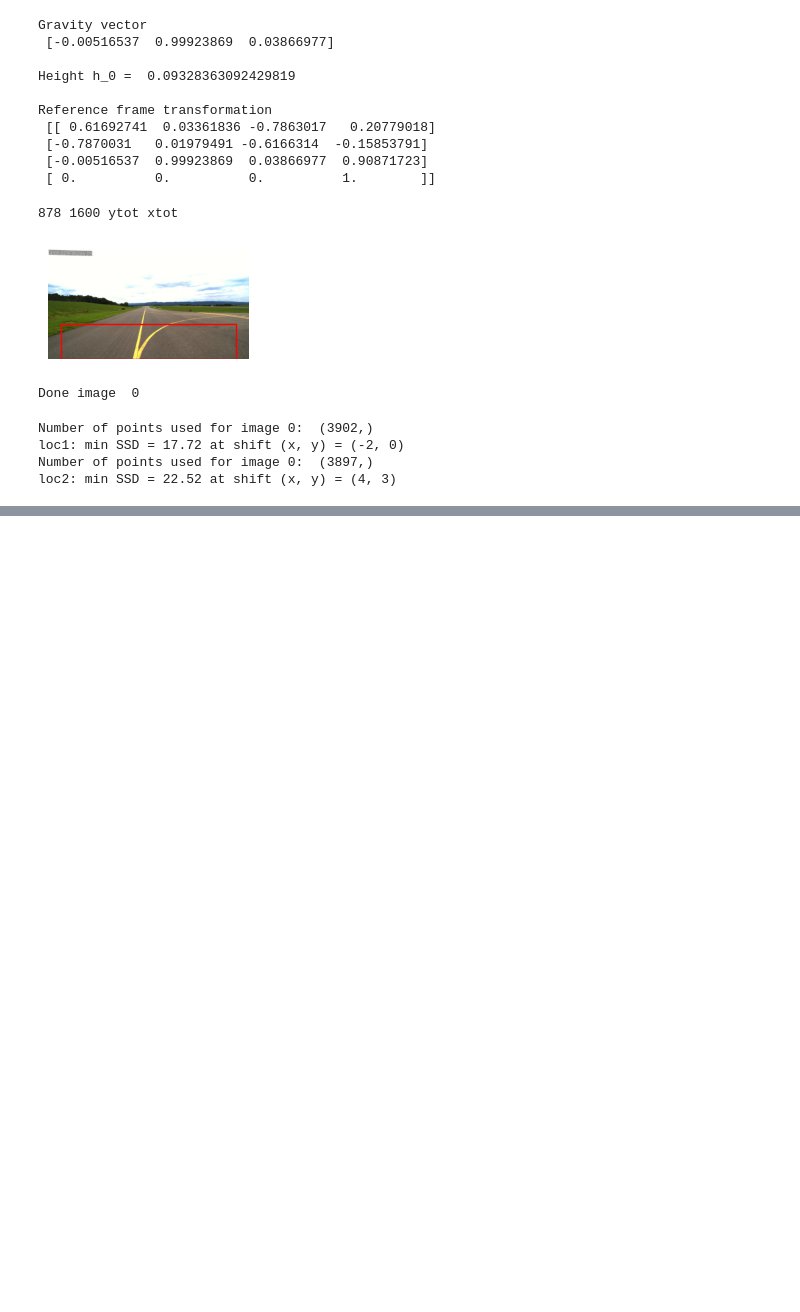
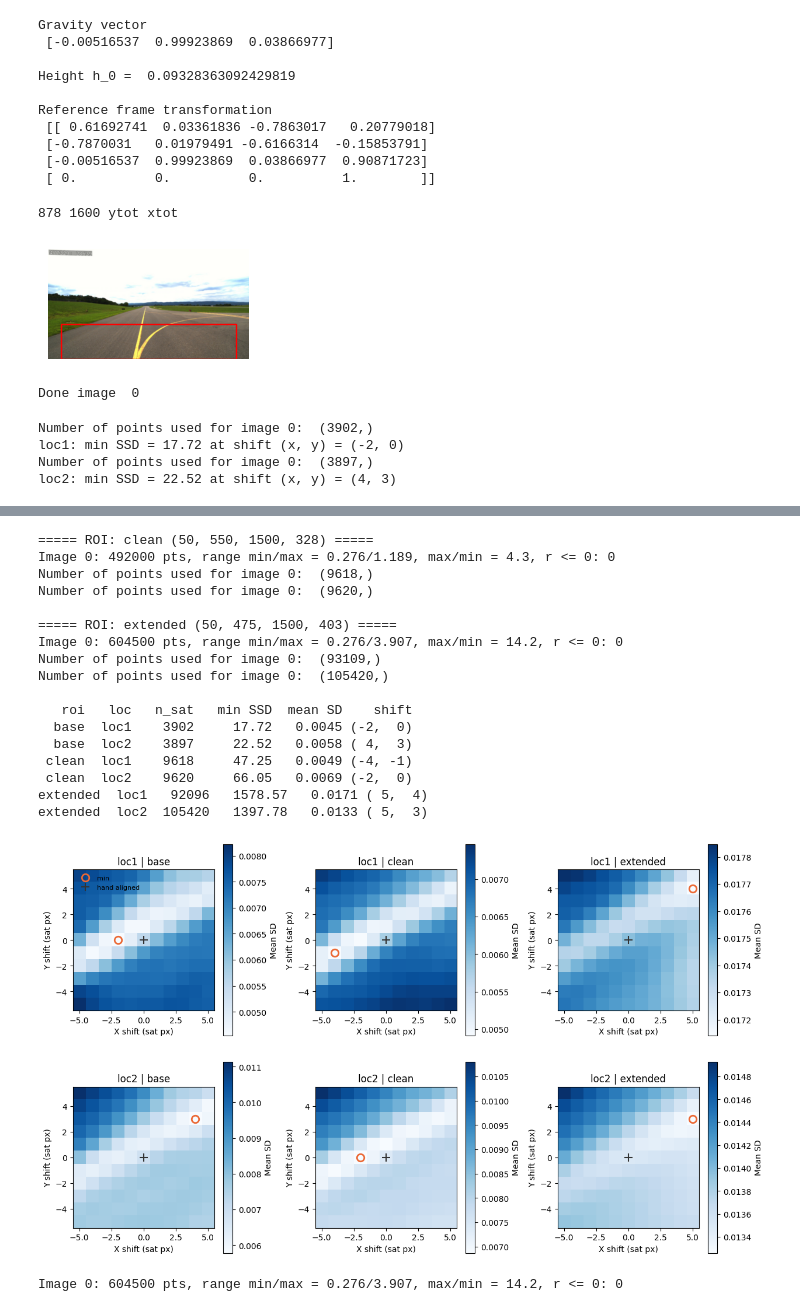
Before and after one commit to dchoate119/ASAR, a Jupyter notebook: s4/fde/lsa_example.ipynb, the cells around one changed output, grey strips where cells are left out. Cells and saved outputs as stored; diff of their text form; code cells hidden in the pictures; blank space fills up the shorter version.

```diff
--- a/s4/fde/lsa_example.ipynb
+++ b/s4/fde/lsa_example.ipynb
@@ -328,0 +432,68 @@ print("nearest:", nearest)   # (frame_num, colmap_id, name)
+# %%
+# SSD on extended ROIs (no mitigation) - compare against baseline (ssds_locs)
+rois['clean'] = (50, 550, W - 100, H - 550)
+
+ssds_ext = {'base': ssds_locs}
+n_sat = {}
+for roi_key in ['clean', 'extended']:
+    print(f"\n===== ROI: {roi_key} {rois[roi_key]} =====")
+    project_roi(gnav, rois[roi_key])
+    ssds_ext[roi_key] = {}
+    for key, (scale, rot_deg, x, y) in locs.items():
+        gnav.implement_guess_ind(np.array([[scale, np.deg2rad(rot_deg), x, y]]))
+        ssds_ext[roi_key][key] = gnav.ssd_nxn(n_ssd, 0)
+        # Sat px count at zero shift - approximate normalizer (count varies slightly with shift)
+        n_sat[(roi_key, key)] = len(gnav.get_inside_sat_pts(0, 0, 0)[0])
+
+n_sat[('base', 'loc1')], n_sat[('base', 'loc2')] = 3902, 3897 # From cell 16 output
+
+# Summary
+print(f"\n{'roi':>6} {'loc':>5} {'n_sat':>7} {'min SSD':>9} {'mean SD':>8} {'shift':>8}")
+for roi_key, d in ssds_ext.items():
+    for key, ssds in d.items():
+        i, j = np.unravel_index(np.argmin(ssds), ssds.shape)
+        n = n_sat[(roi_key, key)]
+        print(f"{roi_key:>6} {key:>5} {n:>7} {ssds[i, j]:>9.2f} {ssds[i, j]/n:>8.4f} ({i-n_ssd:>2}, {j-n_ssd:>2})")
+
+# Heatmaps: rows = location, cols = ROI (mean SD, own color scale per panel)
+roi_keys = list(ssds_ext)
+fig, axs = plt.subplots(len(locs), len(roi_keys), figsize=(4.2*len(roi_keys), 3.8*len(locs)))
+ext = [-n_ssd - 0.5, n_ssd + 0.5, -n_ssd - 0.5, n_ssd + 0.5]
+for r, key in enumerate(locs):
+    for c, roi_key in enumerate(roi_keys):
+        ax = axs[r, c]
+        msd = ssds_ext[roi_key][key] / n_sat[(roi_key, key)]
+        im_h = ax.imshow(msd.T, origin='lower', extent=ext, cmap='Blues') # Transpose: x shift horizontal
+        i, j = np.unravel_index(np.argmin(msd), msd.shape)
+        ax.plot(i - n_ssd, j - n_ssd, 'o', ms=9, mfc='none', mec='#eb6834', mew=2, label='min')
+        ax.plot(0, 0, '+', ms=10, color='0.2', mew=1.5, label='hand aligned')
+        ax.set_title(f"{key} | {roi_key}")
+        ax.set_xlabel('X shift (sat px)')
+        ax.set_ylabel('Y shift (sat px)')
+        fig.colorbar(im_h, ax=ax, label='Mean SD')
+axs[0, 0].legend(frameon=False, loc='upper left', fontsize=8)
+plt.tight_layout()
+plt.show()
+
+# Restore extended ROI used in the resolution check
+project_roi(gnav, rois['extended'])
+# %% [output]
+===== ROI: clean (50, 550, 1500, 328) =====
+Image 0: 492000 pts, range min/max = 0.276/1.189, max/min = 4.3, r <= 0: 0
+Number of points used for image 0:  (9618,)
+Number of points used for image 0:  (9620,)
+
+===== ROI: extended (50, 475, 1500, 403) =====
+Image 0: 604500 pts, range min/max = 0.276/3.907, max/min = 14.2, r <= 0: 0
+Number of points used for image 0:  (93109,)
+Number of points used for image 0:  (105420,)
+
+   roi   loc   n_sat   min SSD  mean SD    shift
+  base  loc1    3902     17.72   0.0045 (-2,  0)
+  base  loc2    3897     22.52   0.0058 ( 4,  3)
+ clean  loc1    9618     47.25   0.0049 (-4, -1)
+ clean  loc2    9620     66.05   0.0069 (-2,  0)
+extended  loc1   92096   1578.57   0.0171 ( 5,  4)
+extended  loc2  105420   1397.78   0.0133 ( 5,  3)
+[figure, added]
+Image 0: 604500 pts, range min/max = 0.276/3.907, max/min = 14.2, r <= 0: 0
```
Also changed, not shown: parts of 16 cells of this notebook, 1 other file.
